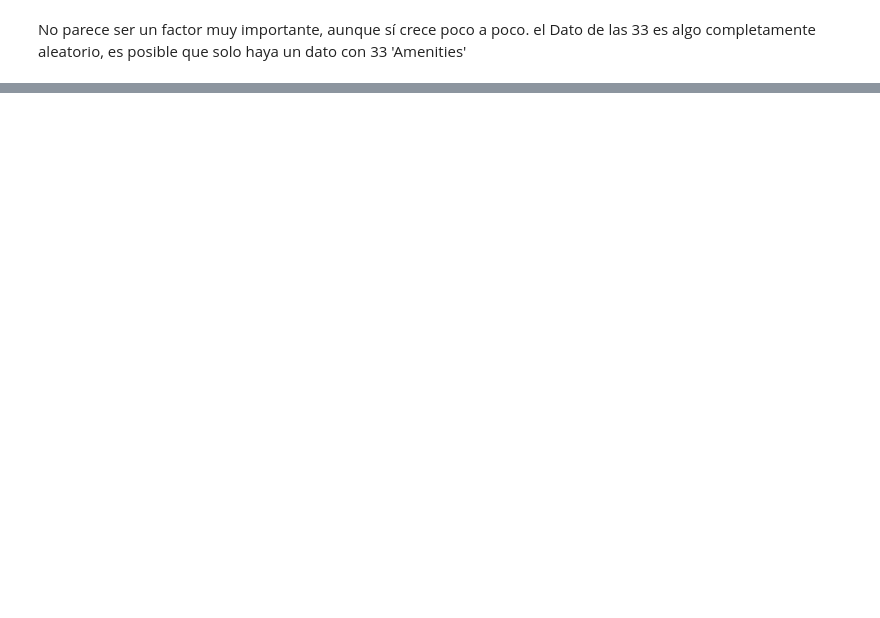
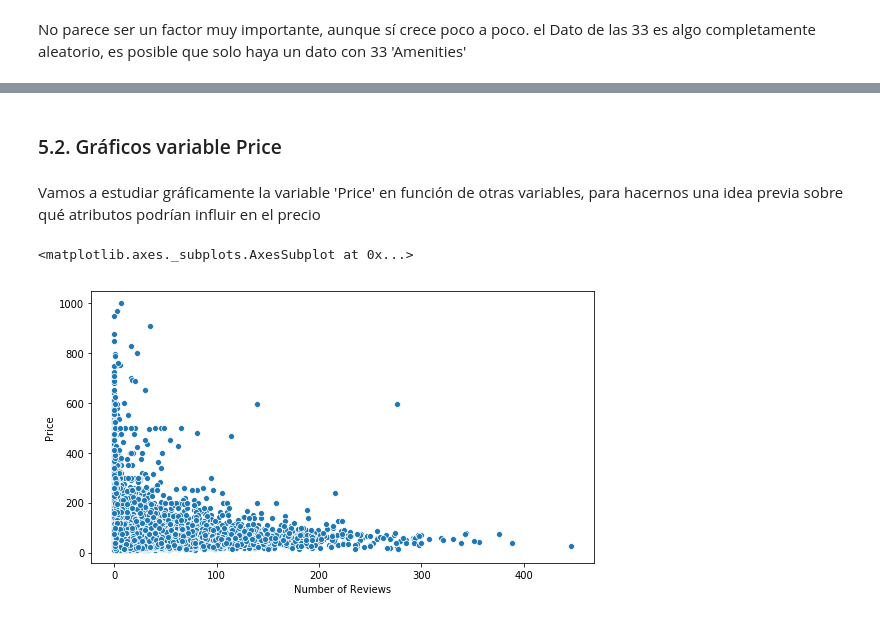
Before and after one commit to AlvaroML95/PRACTICA_FINAL, a Jupyter notebook: Practica Final.ipynb, the cells around one changed output, grey strips where cells are left out. Saved outputs shown, nothing was run; the diff lists cells and outputs as text; code cells hidden in the pictures; blank space fills up the shorter version.

```diff
--- a/Practica Final.ipynb
+++ b/Practica Final.ipynb
@@ -469,0 +557,4 @@ No parece ser un factor muy importante, aunque sí crece poco a poco. el Dato de
+# %%
+plt.rcParams['figure.figsize'] = (14,21)
+datos.hist()
+plt.show()
@@ -469,0 +567,10 @@ No parece ser un factor muy importante, aunque sí crece poco a poco. el Dato de
+# %% [markdown]
+### 5.2. Gráficos variable Price
+# %% [markdown]
+Vamos a estudiar gráficamente la variable 'Price' en función de otras variables, para hacernos una idea previa sobre qué atributos podrían influir en el precio
+# %%
+plt.rcParams['figure.figsize'] = (9,5)
+sns.scatterplot(x=Datos['Number of Reviews'],y=Datos['Price'])
+# %% [output]
+<matplotlib.axes._subplots.AxesSubplot at 0x...>
+[figure, added]
```
Also changed, not shown: parts of 60 cells of this notebook.
